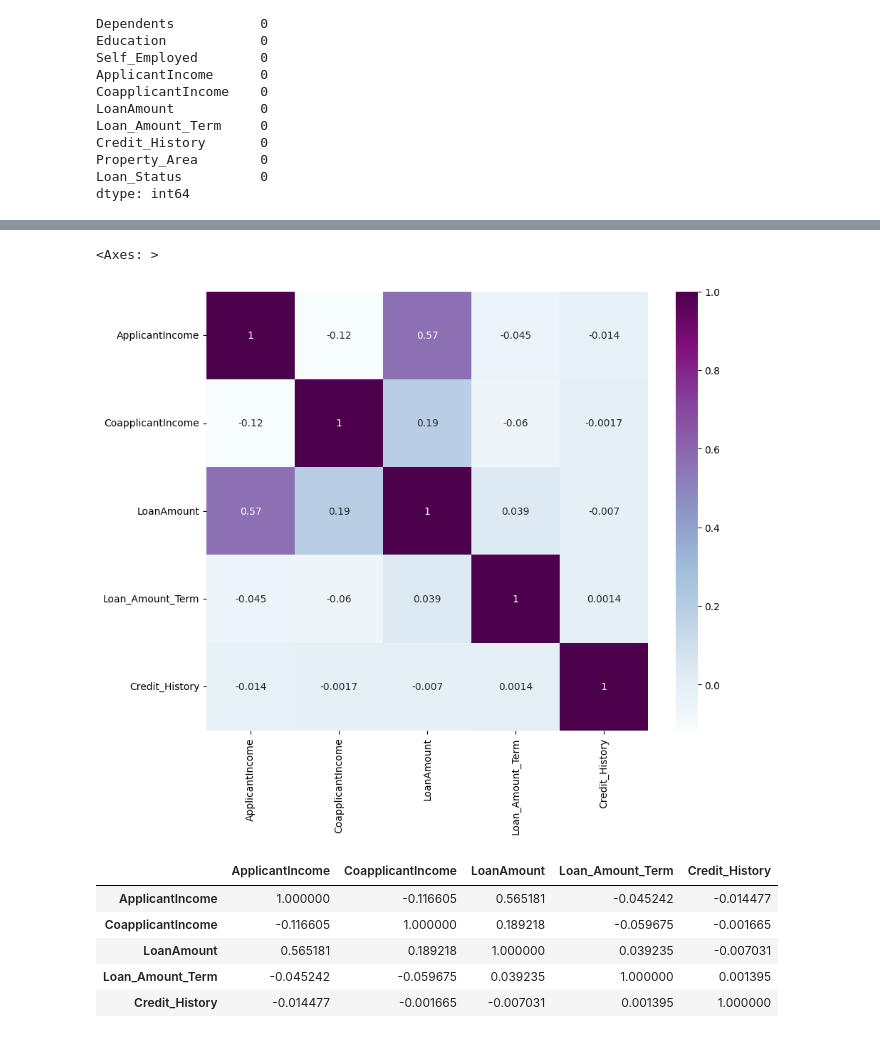
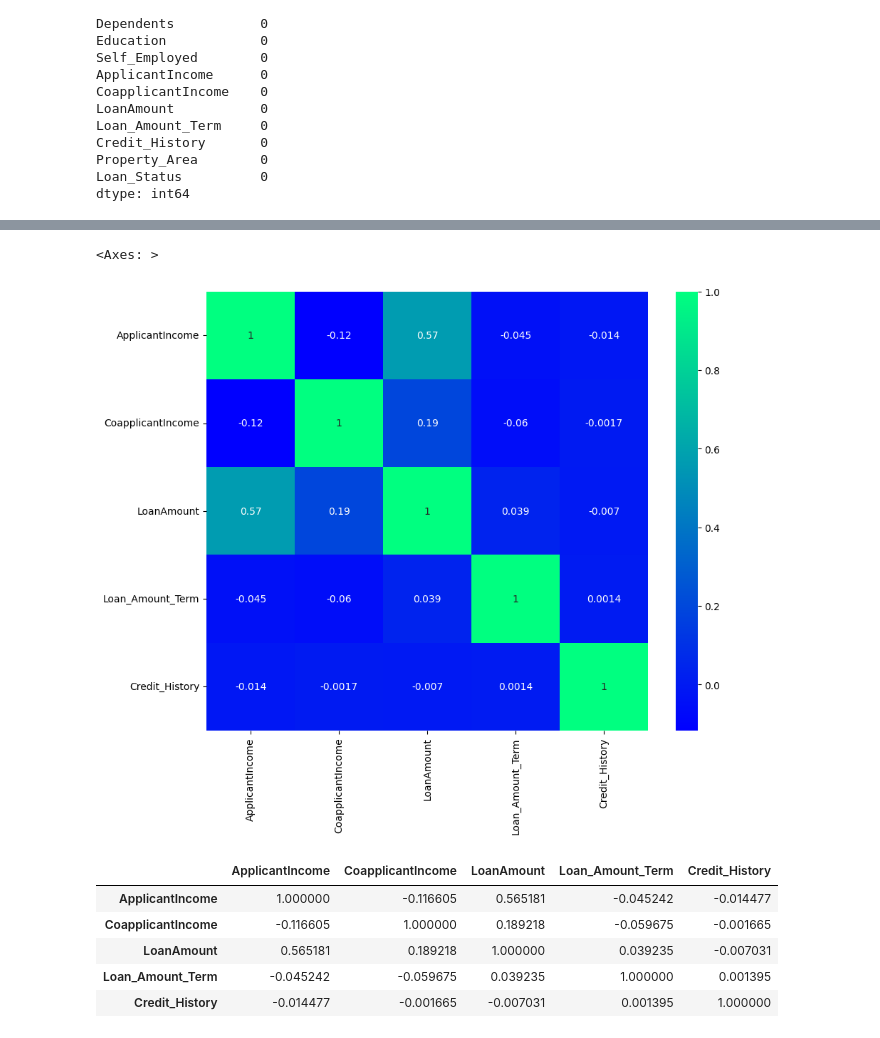
Before and after one commit to itzKshitijaC/Loan-Approval-Prediction-, a Jupyter notebook: Loan_Approval_Prediction.ipynb, the cells around one changed output, grey strips where cells are left out. Saved outputs shown, nothing was run; the diff lists cells and outputs as text; code cells hidden in the pictures.

```diff
--- a/Loan_Approval_Prediction.ipynb
+++ b/Loan_Approval_Prediction.ipynb
@@ -8,8 +12,8 @@ import warnings
 warnings.filterwarnings('ignore')
 %matplotlib inline
 # %%
-df = pd.read_csv('/content/train_u6lujuX_CVtuZ9i.csv')
-df
+df = pd.read_csv(r'C:\Users\acer\Desktop\Data_Analyst_Portfolio\Loan_Approval_Prediction\Dataset.csv')
+df.head()
 # %% [output]
 |  | Loan_ID | Gender | Married | Dependents | Education | Self_Employed | ApplicantIncome | CoapplicantIncome | ... |
 | 0 | LP001002 | Male | No | 0 | Graduate | No | 5849 | 0.0 | ... |
@@ -165,0 +151,4 @@ Name: Education, dtype: int64
+# %%
+# Segregate Numerical and Categorical variables
+numeric_data = df.select_dtypes(include=[np.number])
+categorical_data = df.select_dtypes(exclude=[np.number])
@@ -166,8 +173,8 @@ Name: Education, dtype: int64
 # %%
-corr = df.corr()
+corr = numeric_data.corr()
 plt.figure(figsize=(10,8))
-sns.heatmap(corr,annot = True, cmap = 'BuPu')
+sns.heatmap(corr,annot = True, cmap = 'winter')
 # %% [output]
 <Axes: >
-[figure, old version]
+[figure, new version]
 # %%
```
Also changed, not shown: parts of 34 cells of this notebook.
